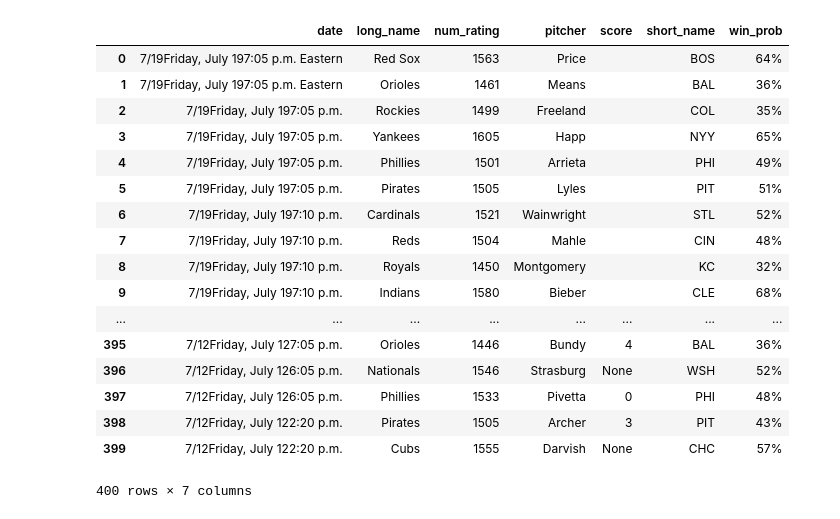
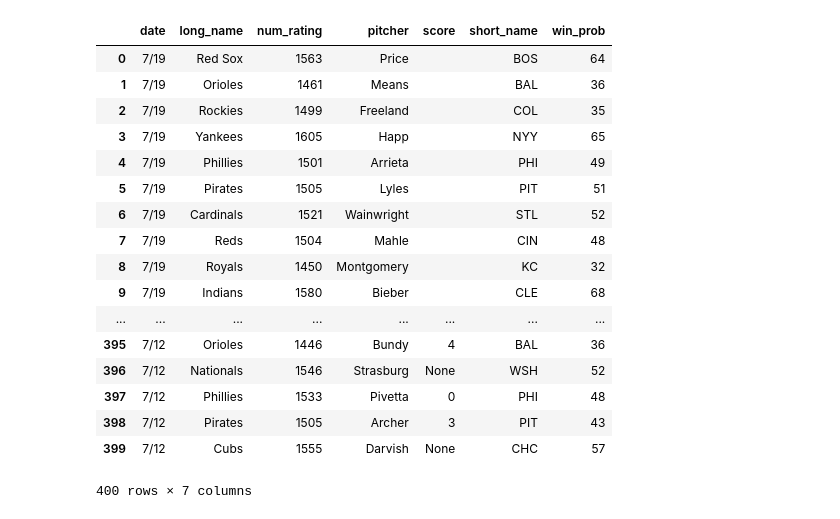
Before and after one commit to eonofrey/fivethirtyeight_bets, a Jupyter notebook: 538 Arb.ipynb, the cells around one changed output. Drawn from its saved outputs; the diff is of its cells as text; code cells hidden in the pictures.

```diff
--- a/538 Arb.ipynb
+++ b/538 Arb.ipynb
@@ -26,51 +27,52 @@ dict_list = []
 
 for row in rows:
     try:
         date = row.find(class_='td td-datetime').getText()
     except:
         score = None
     long_name = row.find(class_='team-name long').getText()
     short_name = row.find(class_='team-name short').getText()
     pitcher = row.find(class_='pitcher-name').getText()
     num_rating = row.find(class_='td number td-number rating-adj').getText().replace('=', '')
     win_prob = row.find(class_='td number td-number win-prob').getText()
 
 
     try:
         score = row.find(class_='td number td-number score').getText()
     except:
         score = None
 
     d = {
-        'date': date,
+        'date': date[:4],
         'long_name': long_name,
         'short_name': short_name,
         'pitcher': pitcher,
         'num_rating': num_rating,
-        'win_prob': win_prob,
+        'win_prob': win_prob.replace('%', ''),
         'score': score
     }
 
     dict_list.append(d)
 
-538_df = pd.DataFrame(dict_list)
+fte_df = pd.DataFrame(dict_list)
+fte_df
 # %% [output]
 |  | date | long_name | num_rating | pitcher | score | short_name | win_prob |
-| 0 | 7/19Friday, July 197:05 p.m. Eastern | Red Sox | 1563 | Price |  | BOS | 64% |
-| 1 | 7/19Friday, July 197:05 p.m. Eastern | Orioles | 1461 | Means |  | BAL | 36% |
-| 2 | 7/19Friday, July 197:05 p.m. | Rockies | 1499 | Freeland |  | COL | 35% |
-| 3 | 7/19Friday, July 197:05 p.m. | Yankees | 1605 | Happ |  | NYY | 65% |
-| 4 | 7/19Friday, July 197:05 p.m. | Phillies | 1501 | Arrieta |  | PHI | 49% |
-| 5 | 7/19Friday, July 197:05 p.m. | Pirates | 1505 | Lyles |  | PIT | 51% |
-| 6 | 7/19Friday, July 197:10 p.m. | Cardinals | 1521 | Wainwright |  | STL | 52% |
-| 7 | 7/19Friday, July 197:10 p.m. | Reds | 1504 | Mahle |  | CIN | 48% |
-| 8 | 7/19Friday, July 197:10 p.m. | Royals | 1450 | Montgomery |  | KC | 32% |
-| 9 | 7/19Friday, July 197:10 p.m. | Indians | 1580 | Bieber |  | CLE | 68% |
+| 0 | 7/19 | Red Sox | 1563 | Price |  | BOS | 64 |
+| 1 | 7/19 | Orioles | 1461 | Means |  | BAL | 36 |
+| 2 | 7/19 | Rockies | 1499 | Freeland |  | COL | 35 |
+| 3 | 7/19 | Yankees | 1605 | Happ |  | NYY | 65 |
+| 4 | 7/19 | Phillies | 1501 | Arrieta |  | PHI | 49 |
+| 5 | 7/19 | Pirates | 1505 | Lyles |  | PIT | 51 |
+| 6 | 7/19 | Cardinals | 1521 | Wainwright |  | STL | 52 |
+| 7 | 7/19 | Reds | 1504 | Mahle |  | CIN | 48 |
+| 8 | 7/19 | Royals | 1450 | Montgomery |  | KC | 32 |
+| 9 | 7/19 | Indians | 1580 | Bieber |  | CLE | 68 |
 | ... | ... | ... | ... | ... | ... | ... | ... |
-| 395 | 7/12Friday, July 127:05 p.m. | Orioles | 1446 | Bundy | 4 | BAL | 36% |
-| 396 | 7/12Friday, July 126:05 p.m. | Nationals | 1546 | Strasburg | None | WSH | 52% |
-| 397 | 7/12Friday, July 126:05 p.m. | Phillies | 1533 | Pivetta | 0 | PHI | 48% |
-| 398 | 7/12Friday, July 122:20 p.m. | Pirates | 1505 | Archer | 3 | PIT | 43% |
-| 399 | 7/12Friday, July 122:20 p.m. | Cubs | 1555 | Darvish | None | CHC | 57% |
+| 395 | 7/12 | Orioles | 1446 | Bundy | 4 | BAL | 36 |
+| 396 | 7/12 | Nationals | 1546 | Strasburg | None | WSH | 52 |
+| 397 | 7/12 | Phillies | 1533 | Pivetta | 0 | PHI | 48 |
+| 398 | 7/12 | Pirates | 1505 | Archer | 3 | PIT | 43 |
+| 399 | 7/12 | Cubs | 1555 | Darvish | None | CHC | 57 |
 400 rows × 7 columns
 # %%
```
Also changed, not shown: parts of 7 cells of this notebook.
